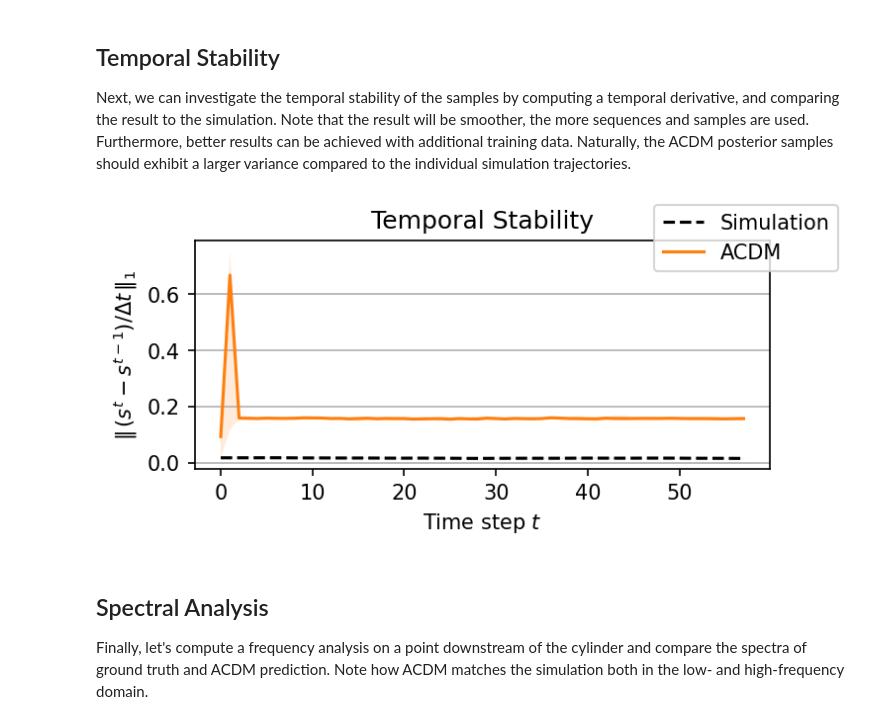
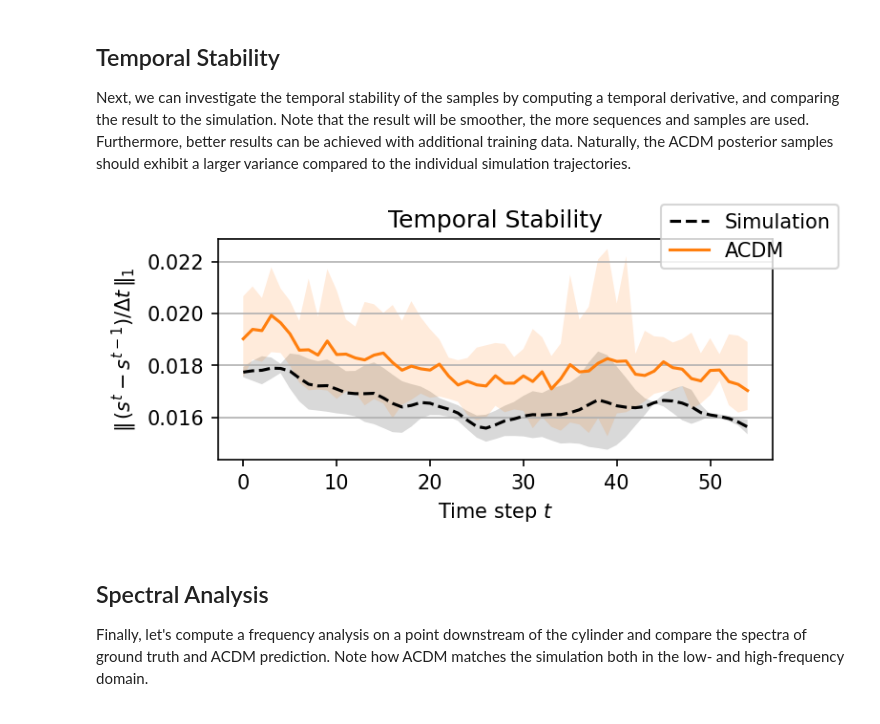
Before and after one commit to kidneybean-beef/autoreg-pde-diffusion, a Jupyter notebook: acdm-demo-supRes.ipynb, the cells around one changed output. Drawn from its saved outputs; the diff is of its cells as text; code cells hidden in the pictures.

```diff
--- a/acdm-demo-supRes.ipynb
+++ b/acdm-demo-supRes.ipynb
@@ -1003,11 +1002,11 @@ with torch.no_grad():
 
 print("Sampling complete!\n")
 
-# replacing initial low-res image by high-res ground truth
-pred[0][0][0][0:INPUT_STEPS_K] = gt[0][0][0][0:INPUT_STEPS_K]
-
 gt = np.concatenate(gt, axis=1)
 pred = np.concatenate(pred, axis=1)
+
+# replacing initial low-res image by high-res ground truth
+pred[:,:,0:INPUT_STEPS_K,:,:,:] = gt.repeat(numSamples,axis=0)[:,:,0:INPUT_STEPS_K,:,:,:]
 
 # undo data normalization
 normMean = testSet.transform.normMean[[0,1,2,3,5]]
@@ -1077,36 +1077,40 @@ Next, we can investigate the temporal stability of the samples by computing a te
 # %%
 gtTemp = gt[:,:,:,0:4] # ignore scalar Mach number here
 predTemp = pred[:,:,:,0:4]
+
+# removing the difference of first several steps because they are not generated by the model
+gtTemp = gtTemp[:,:,INPUT_STEPS_K-1:-1,:,:,:]
+predTemp = predTemp[:,:,INPUT_STEPS_K-1:-1,:,:,:]
 
 diffGt = np.abs( gtTemp[:,:,1:gtTemp.shape[2]-1] - gtTemp[:,:,2:gtTemp.shape[2]])
 diffGt = np.mean(diffGt, axis=(3,4,5)) # channel-wise and spatial mean
 minGt = np.min(diffGt, axis=(0,1)) # lower bound over sequences
 maxGt = np.max(diffGt, axis=(0,1)) # upper bound over sequences
 meanGt = np.mean(diffGt, axis=(0,1)) # sample- and sequence mean
 
 diffPred = np.abs( predTemp[:,:,1:predTemp.shape[2]-1] - predTemp[:,:,2:predTemp.shape[2]])
 diffPred = np.mean(diffPred, axis=(3,4,5)) # channel-wise and spatial mean
 minPred = np.min(diffPred, axis=(0,1)) # lower bound over samples and sequences
 maxPred = np.max(diffPred, axis=(0,1)) # upper bound over samples and sequences
 meanPred = np.mean(diffPred, axis=(0,1)) # sample- and sequence mean
 
 
 fig, ax = plt.subplots(1, figsize=(5,2), dpi=150)
 ax.set_title("Temporal Stability")
 ax.set_ylabel("$\Vert \, (s^{t} - s^{t-1}) / \Delta t \, \Vert_1$")
 ax.yaxis.grid(True)
 ax.set_xlabel("Time step $t$")
 
 ax.plot(np.arange(meanGt.shape[0]), meanGt, color="k", label="Simulation", linestyle="dashed")
 ax.fill_between(np.arange(meanGt.shape[0]), minGt, maxGt, facecolor="k", alpha=0.15)
 
 ax.plot(np.arange(meanPred.shape[0]), meanPred, color="tab:orange", label="ACDM")
 ax.fill_between(np.arange(meanPred.shape[0]), minPred, maxPred, facecolor="tab:orange", alpha=0.15)
 
 fig.legend()
 plt.show()
 # %% [output]
-[figure, old version]
+[figure, new version]
 # %% [markdown]
 ## Spectral Analysis
 
```
Also changed, not shown: parts of 5 cells of this notebook, 1 other file.
